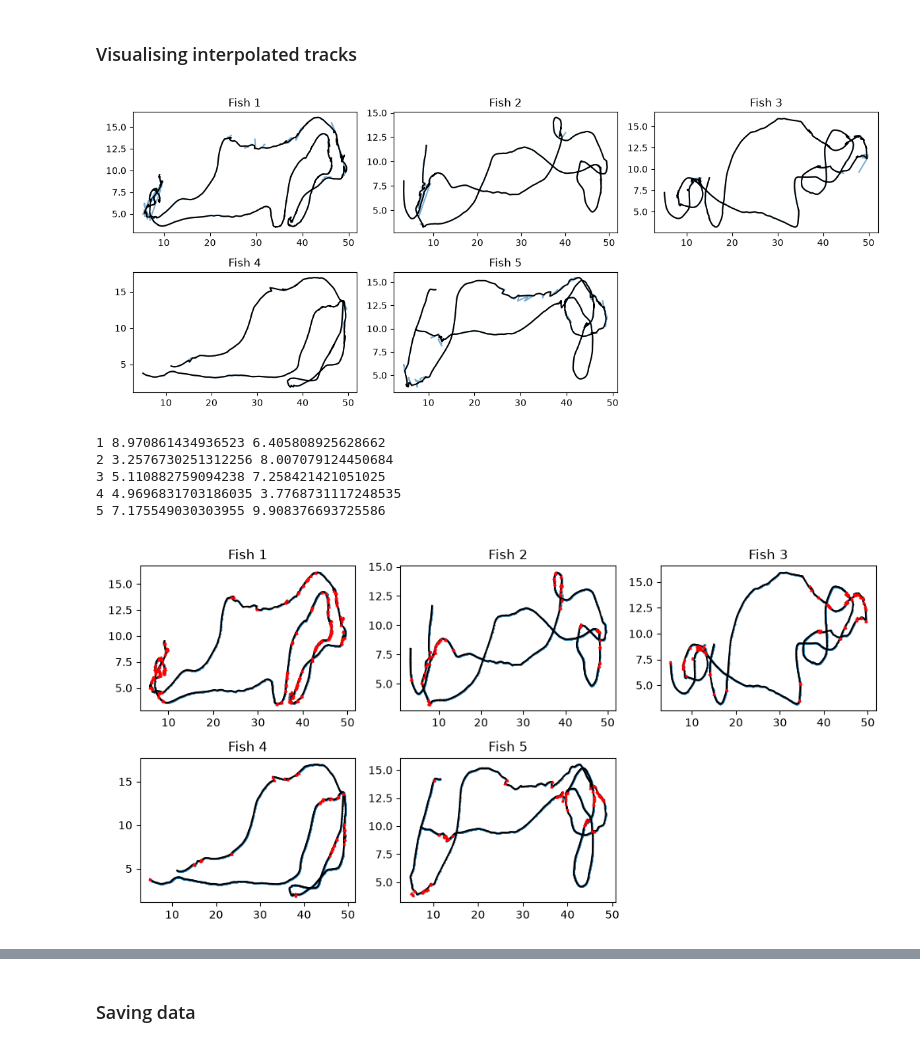
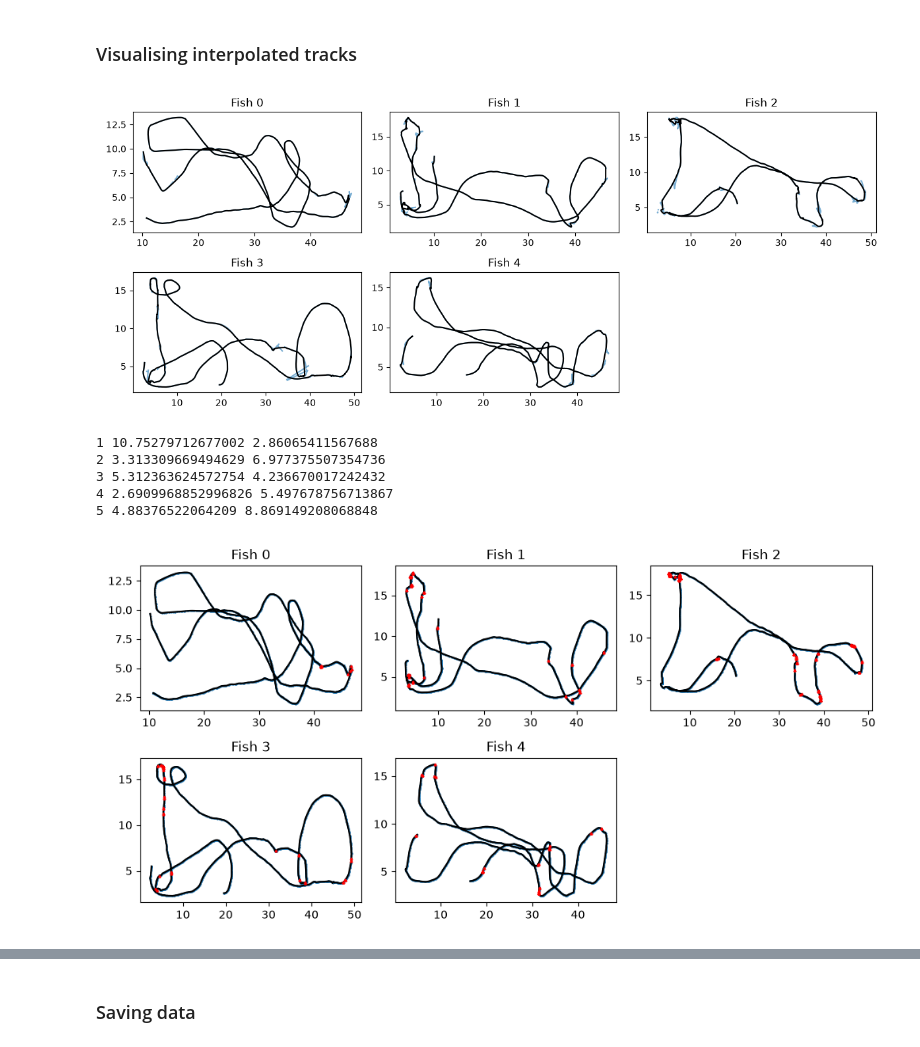
Before and after one commit to gamma1947/collective_escape_dynamics, a Jupyter notebook: relevant/trex_cleaning_pipeline.ipynb, the cells around one changed output, grey strips where cells are left out. Saved outputs shown, nothing was run; the diff lists cells and outputs as text; code cells hidden in the pictures.

```diff
--- a/relevant/trex_cleaning_pipeline.ipynb
+++ b/relevant/trex_cleaning_pipeline.ipynb
@@ -17,6 +37,6 @@ from scipy.signal import savgol_filter
 # %%
 # loading data - the grand array
-file_path = Path('/home/hck03/Documents/MS_thesis/tracking_output/1c_4n_faulty/Clip0083_1C_4N_E8_10/data/grand_array.npy')
+file_path = Path('/home/hck03/Documents/MS_thesis/tracking_output/1c_4n_faulty/Clip0107_E3_9/data/grand_array.npy')
 parent_dir = file_path.resolve().parent
 data = np.load(file_path)
 no_of_fishes = data.shape[0]
@@ -38,7 +60,7 @@ for i in range(no_of_fishes):
     fish_y = data[i, :, 1]
     # fish_speeds = speed[i, :]
     speedy_trail(fish_x, fish_y, ax=current_axis, label=f"Fish {i+1}")
-    current_axis.set_title(f"fish trial tracking {i+1}")
+    current_axis.set_title(f"fish trial tracking {i}")
 
 plt.tight_layout()
 plt.show()
@@ -59,7 +81,7 @@ for i in range(no_of_fishes):
     x = data[i, :, 0]
     y = data[i, :, 1]
 
-    x_med_corrected, y_med_corrected, x_med_smooth, y_med_smooth, frac = blanket(x, y,method="savgol", r=0.5)
+    x_med_corrected, y_med_corrected, x_med_smooth, y_med_smooth, frac = blanket(x, y,method="savgol", threshold=85)
     data_blanket[i, :, 0] = x_med_corrected
     data_blanket[i, :, 1] = y_med_corrected
 
@@ -68,8 +90,8 @@ for i in range(no_of_fishes):
     flat_axes[i].plot(x_med_corrected, y_med_corrected, 'k')
 
     # flat_axes[i].text(0.73, 0.8, f"frac_retained=\n{round(frac,3)}", transform=flat_axes[i].transAxes)
-    flat_axes[i].set_title(f"Fish {i+1}")
-    print(f"Fraction of track retained for fish {i+1}:", round(frac,3))
+    flat_axes[i].set_title(f"Fish {i}")
+    print(f"Fraction of track retained for fish {i}:", round(frac,3))
 
 plt.tight_layout()
 plt.show()
@@ -111,11 +133,11 @@ for i in range(no_of_fishes):
 
     flat_axes[i].plot(x, y, alpha=0.6)
     flat_axes[i].plot(x_interp, y_interp, color='black')
-    flat_axes[i].set_title(f"Fish {i+1}")
+    flat_axes[i].set_title(f"Fish {i}")
 plt.tight_layout()
 plt.show()
 # %% [output]
-[figure, old version]
+[figure, new version]
 # %%
 # def clean_angle_spikes(x, y, angle_spikes, vec, cos_threshold=None, diff_threshold=None):
 #     x_temp, y_temp = x.copy(), y.copy()
@@ -164,41 +194,41 @@ flat_axes = ax.flatten()
 fig.delaxes(flat_axes[5])
 
 data_final_clean = np.zeros(data.shape)
 
 positions = data_final.copy()
 vectors = np.diff(positions, axis=1)
 
 for i in range(no_of_fishes):
     x_temp = data_final[i, :, 0].copy()
     y_temp = data_final[i, :, 1].copy()
     vec_temp = np.squeeze(vectors[i,:,:]).copy()
     # flat_axes[i].plot(x_temp, y_temp, alpha=1)
     angle_spikes_temp = detect_angle_spikes(vec_temp, angle_threshold=0.0)
     # angle_spikes_temp[0], angle_spikes_temp[-1] = False, False
-    x_temp_clean, y_temp_clean = clean_angle_spikes(x_temp, y_temp, angle_spikes_temp, vec_temp)
+    x_temp_clean, y_temp_clean = clean_angle_spikes(x_temp, y_temp, angle_spikes_temp, vec_temp,cos_threshold=0.4, diff_threshold=0.5)
 
     x_interp_c = pd.Series(x_temp_clean).interpolate(method='pchip', limit_area='inside').to_numpy()
     y_interp_c = pd.Series(y_temp_clean).interpolate(method='pchip', limit_area='inside').to_numpy()
 
     data_final_clean[i, :, 0] = x_interp_c
     data_final_clean[i, :, 1] = y_interp_c
     flat_axes[i].plot(x_temp, y_temp, color='k', alpha=0.2)
     flat_axes[i].scatter(x_temp, y_temp, alpha=1, s=0.4)
     print(i+1, x_temp[-1], y_temp[-1])
     flat_axes[i].plot(x_interp_c, y_interp_c, 'k')
     for j in angle_spikes_temp:
         flat_axes[i].plot(x_temp[j], y_temp[j], color='red', marker='^', markersize=2)
 
-    flat_axes[i].set_title(f"Fish {i+1}")
+    flat_axes[i].set_title(f"Fish {i}")
 plt.tight_layout()
 plt.show()
 # %% [output]
-1 8.970861434936523 6.405808925628662
-2 3.2576730251312256 8.007079124450684
-3 5.110882759094238 7.258421421051025
-4 4.9696831703186035 3.7768731117248535
-5 7.175549030303955 9.908376693725586
+1 10.75279712677002 2.86065411567688
+2 3.313309669494629 6.977375507354736
+3 5.312363624572754 4.236670017242432
+4 2.6909968852996826 5.497678756713867
+5 4.88376522064209 8.869149208068848
-[figure, old version]
+[figure, new version]
 # %%
 ### Run if needed - speedy trail of the corrected data
 # interpolated plots speedy trails
```
Also changed, not shown: parts of 12 cells of this notebook, 1 other file.
